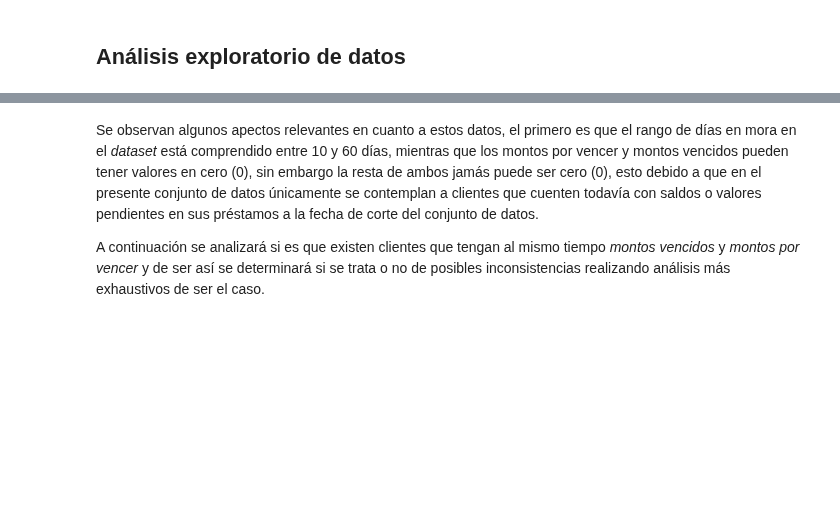
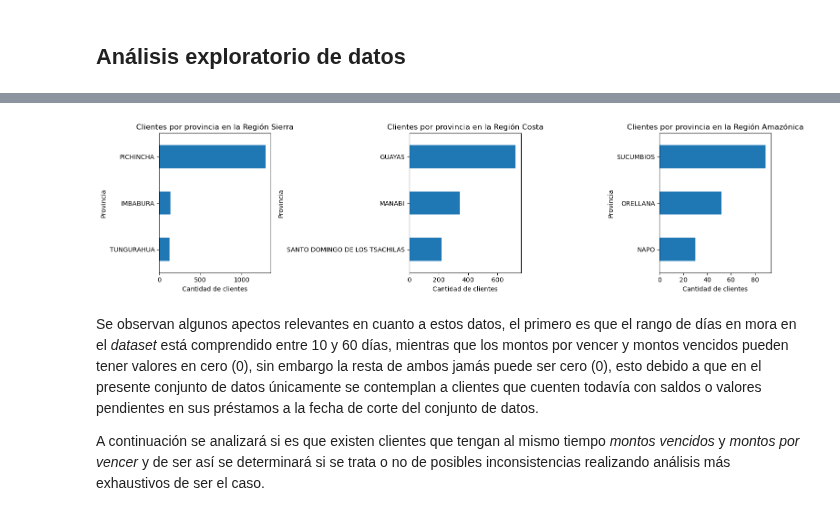
Before and after one commit to carlos-calderon-cabezas/financial-relief-analysis, a Jupyter notebook: analisis_alivio_financiero.ipynb, the cells around one changed output, grey strips where cells are left out. Saved outputs shown, nothing was run; the diff lists cells and outputs as text; code cells hidden in the pictures; blank space fills up the shorter version.

```diff
--- a/analisis_alivio_financiero.ipynb
+++ b/analisis_alivio_financiero.ipynb
@@ -220,3 +296,30 @@ np.min(np.abs(df_morosidad["monto_por_vencer"] - df_morosidad["monto_vencido"]))
+# %%
+regions = ["SIERRA", "COSTA", "AMAZONIA"]
+titles = [
+    "Clientes por provincia en la Región Sierra",
+    "Clientes por provincia en la Región Costa",
+    "Clientes por provincia en la Región Amazónica"
+]
+
+fig, axes = plt.subplots(1, 3, figsize=(15, 4))
+
+for ax, region, title in zip(axes, regions, titles):
+    provincia_counts = (
+        df_morosidad[df_morosidad["region"] == region]["provincia_cliente"]
+        .value_counts()
+        .nlargest(3)
+        .sort_values()
+    )
+
+    provincia_counts.plot(kind="barh", ax=ax)
+    ax.set_title(title)
+    ax.set_xlabel("Cantidad de clientes")
+    ax.set_ylabel("Provincia")
+
+plt.tight_layout()
+plt.show()
+# %% [output]
+[figure, added]
 # %% [markdown]
 Se observan algunos apectos relevantes en cuanto a estos datos, el primero es que el rango de días en mora en el *dataset* está comprendido entre 10 y 60 días, mientras que los montos por vencer y montos vencidos pueden tener valores en cero (0), sin embargo la resta de ambos jamás puede ser cero (0), esto debido a que en el presente conjunto de datos únicamente se contemplan a clientes que cuenten todavía con saldos o valores pendientes en sus préstamos a la fecha de corte del conjunto de datos.
 
```
Also changed, not shown: parts of 30 cells of this notebook.
